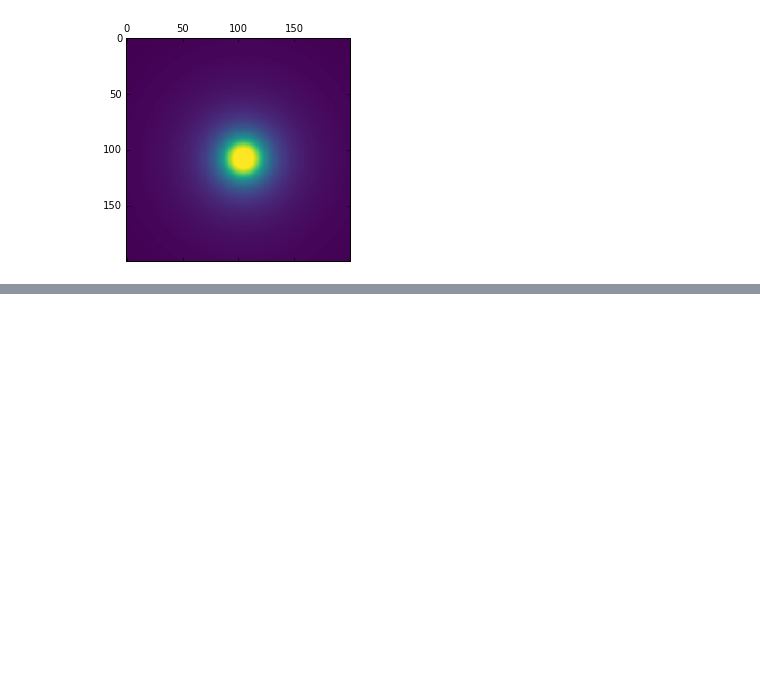
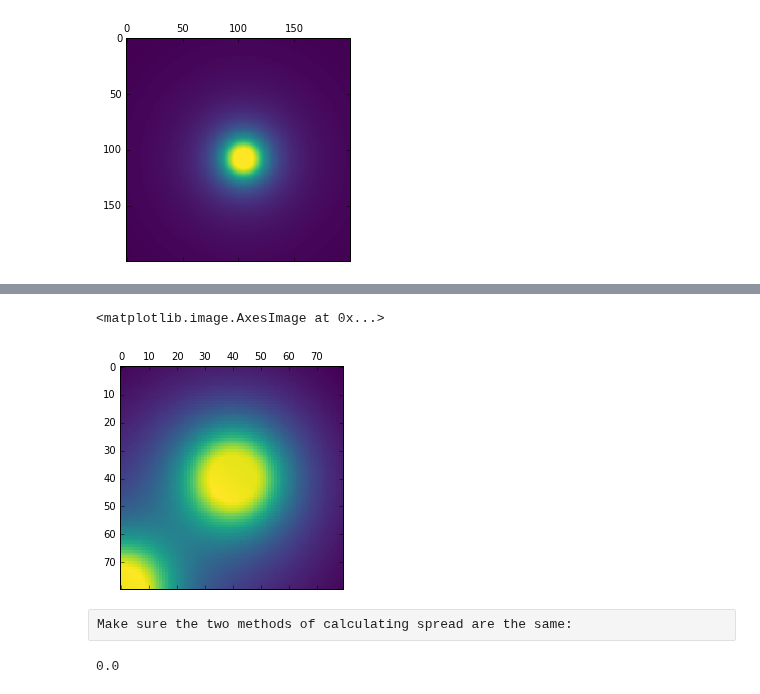
Before and after one commit to pulse2percept/pulse2percept, a Jupyter notebook: python/notebooks/current-map.ipynb, the cells around one changed output, grey strips where cells are left out. Saved outputs shown, nothing was run; the diff lists cells and outputs as text; code cells hidden in the pictures; blank space fills up the shorter version.

```diff
--- a/python/notebooks/current-map.ipynb
+++ b/python/notebooks/current-map.ipynb
@@ -64,0 +68,21 @@ my_grid.electrodes[0].scale.ravel()[np.argmax(my_grid.electrodes[0].scale)]
+# %%
+# Create an ElectrodeArray object:
+# e_all = e2cm.ElectrodeArray(rlist,xlist,ylist,hlist)
+e_all = e2cm.ElectrodeArray([200, 200], [0, -1000], [0, 1000], [0, 0])
+
+# original code:
+# e2cm.ElectrodeArray(200, 0, 0, 0)
+# my_grid = e2cm.ElectrodeGrid([100, 200], [0, -1000], [0, 1000], 5000, 5000)
+# %%
+plt.matshow(e_all.current_spread(r.gridx, r.gridy), cmap='viridis')
+# %% [output]
+<matplotlib.image.AxesImage at 0x...>
+[figure, added]
+# %% [raw]
+Make sure the two methods of calculating spread are the same:
+# %%
+sum1 = e1.current_spread(r.gridx, r.gridy) + e2.current_spread(r.gridx, r.gridy)
+sum2 = e_all.current_spread(r.gridx, r.gridy)
+np.mean((sum1 - sum2) ** 2)
+# %% [output]
+0.0
```
Also changed, not shown: parts of 15 cells of this notebook, 1 other file.
